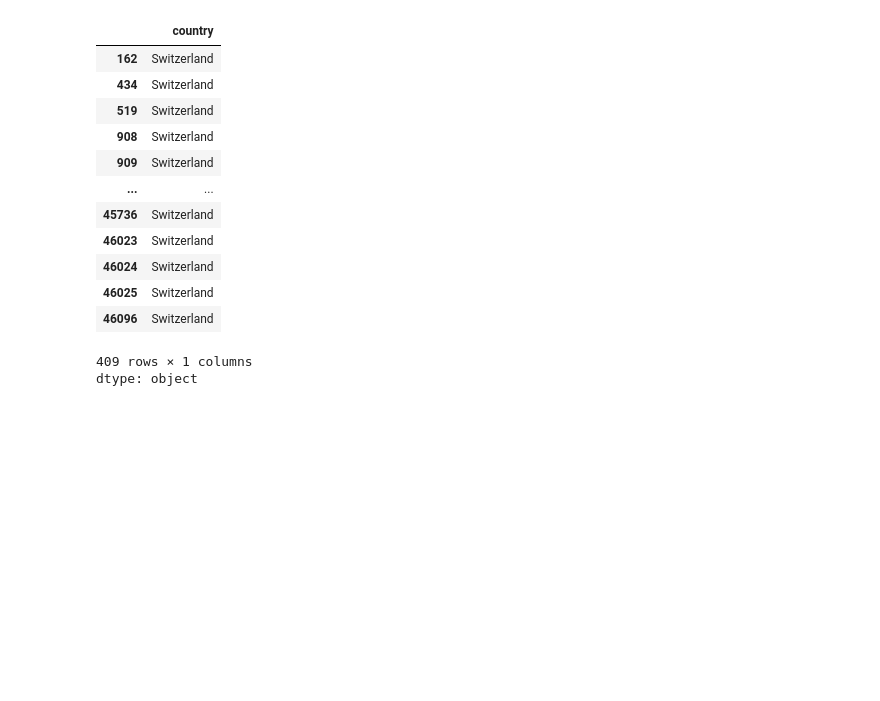
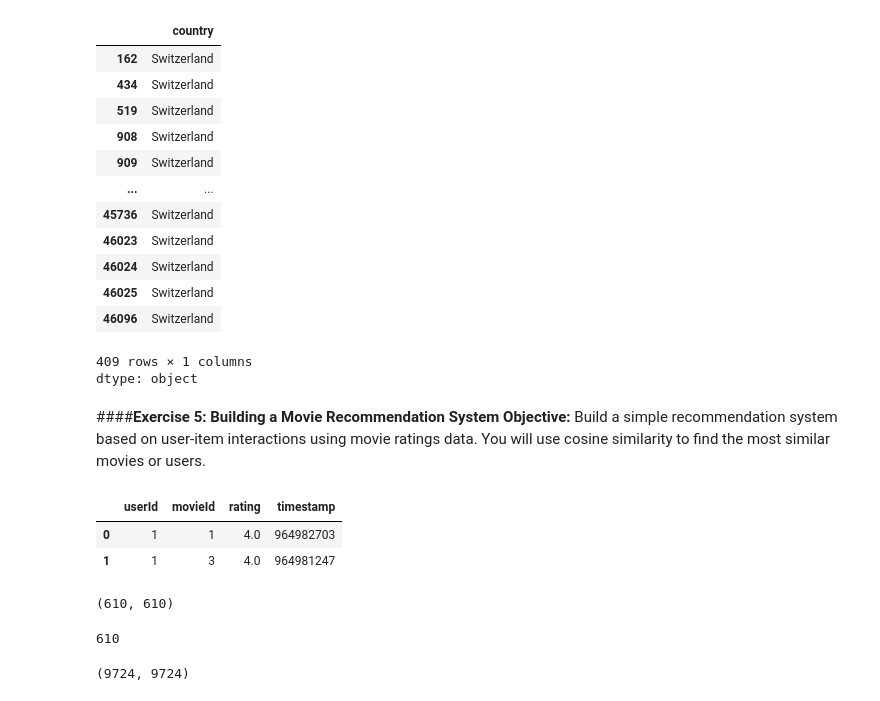
Before and after one commit to aaubs/ds-master, a Jupyter notebook: notebooks/M1_Recommender_System_v5_Solutions.ipynb, the cells around one changed output. Drawn from its saved outputs; the diff is of its cells as text; code cells hidden in the pictures; blank space fills up the shorter version.

```diff
--- a/notebooks/M1_Recommender_System_v5_Solutions.ipynb
+++ b/notebooks/M1_Recommender_System_v5_Solutions.ipynb
@@ -736,3 +736,22 @@ df_trips[df_trips.country_code == 'CH']['country']
 | 46096 | Switzerland |
 409 rows × 1 columns
 dtype: object
+# %% [markdown]
+####**Exercise 5: Building a Movie Recommendation System**
+**Objective:** Build a simple recommendation system based on user-item interactions using movie ratings data. You will use cosine similarity to find the most similar movies or users.
+# %%
+import pandas as pd
+import numpy as np
+from sklearn.metrics.pairwise import cosine_similarity
+from sklearn.metrics import pairwise_distances
+from heapq import nlargest
+
+# Load dataset
+movies = pd.read_csv('https://raw.githubusercontent.com/aaubs/ds-master/main/data/movies_UML/movies.csv')
+ratings = pd.read_csv('https://raw.githubusercontent.com/aaubs/ds-master/main/data/movies_UML/ratings.csv')
+# %%
+ratings.head(2)
+# %% [output]
+|  | userId | movieId | rating | timestamp |
+| 0 | 1 | 1 | 4.0 | 964982703 |
+| 1 | 1 | 3 | 4.0 | 964981247 |
@@ -738,0 +780,8 @@ dtype: object
+# %%
+cosine_distances_matrix_user_movie_dr.shape
+# %% [output]
+(610, 610)
+# %%
+ratings.userId.nunique()
+# %% [output]
+610
@@ -738,0 +810,4 @@ dtype: object
+# %%
+cosine_distances_matrix_movie_user_dr.shape
+# %% [output]
+(9724, 9724)
```
Also changed, not shown: parts of 3 cells of this notebook.
